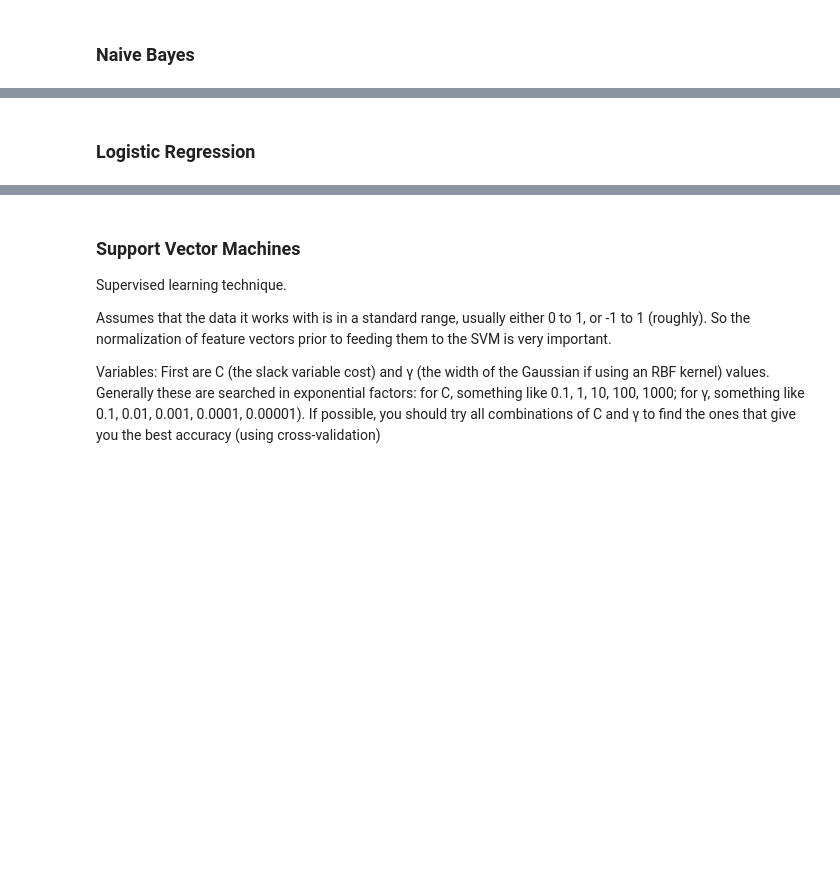
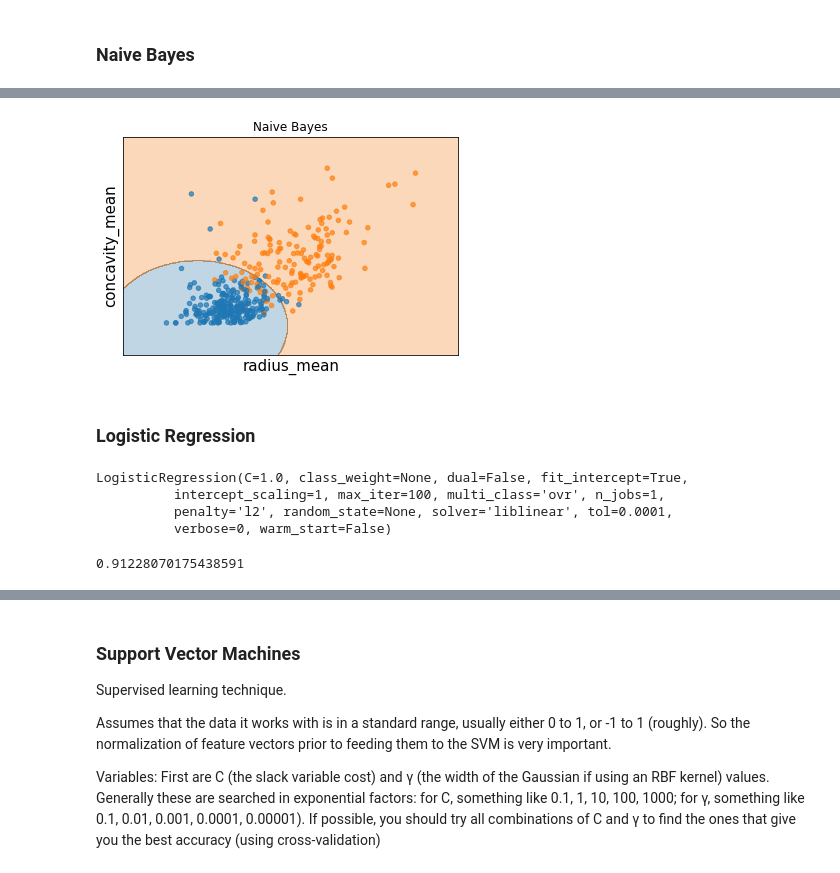
Before and after one commit to JonneyLloyd/data_mining, a Jupyter notebook: notebook.ipynb, the cells around one changed output, grey strips where cells are left out. Cells and saved outputs as stored; diff of their text form; code cells hidden in the pictures; blank space fills up the shorter version.

```diff
--- a/notebook.ipynb
+++ b/notebook.ipynb
@@ -218,0 +344,3 @@ Techniques)”.
+# %%
+X = standardized_X_train[['radius_mean', 'concavity_mean']].values
+y = y_train.values
@@ -219,2 +358,11 @@ Techniques)”.
+# %%
+fig = plt.plot(figsize=(10,5))
+ax = plt.gca()
+X0, X1 = X[:, 0], X[:, 1]
+plot_classifier(clf, ax, X0, X1, y, title='Naive Bayes', xlabel='radius_mean', ylabel='concavity_mean')
+
+plt.show()
+# %% [output]
+[figure, added]
 # %% [markdown]
 ### Logistic Regression
@@ -220,0 +374,8 @@ Techniques)”.
+# %%
+clf = LogisticRegression()
+clf.fit(X, y)
+# %% [output]
+LogisticRegression(C=1.0, class_weight=None, dual=False, fit_intercept=True,
+          intercept_scaling=1, max_iter=100, multi_class='ovr', n_jobs=1,
+          penalty='l2', random_state=None, solver='liblinear', tol=0.0001,
+          verbose=0, warm_start=False)
@@ -220,0 +384,4 @@ Techniques)”.
+# %%
+(y_pred == y_test).sum() / len(y_pred)
+# %% [output]
+0.91228070175438591
```
Also changed, not shown: parts of 41 cells of this notebook.
